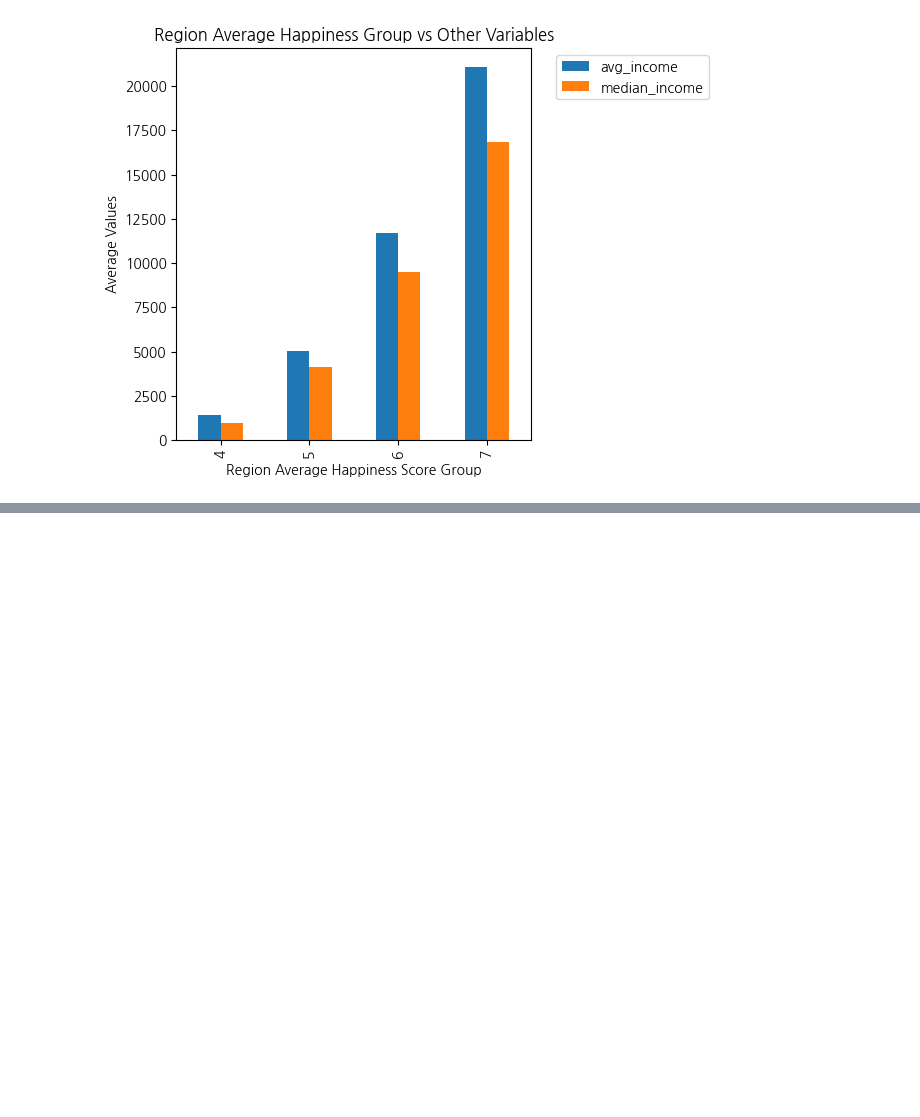
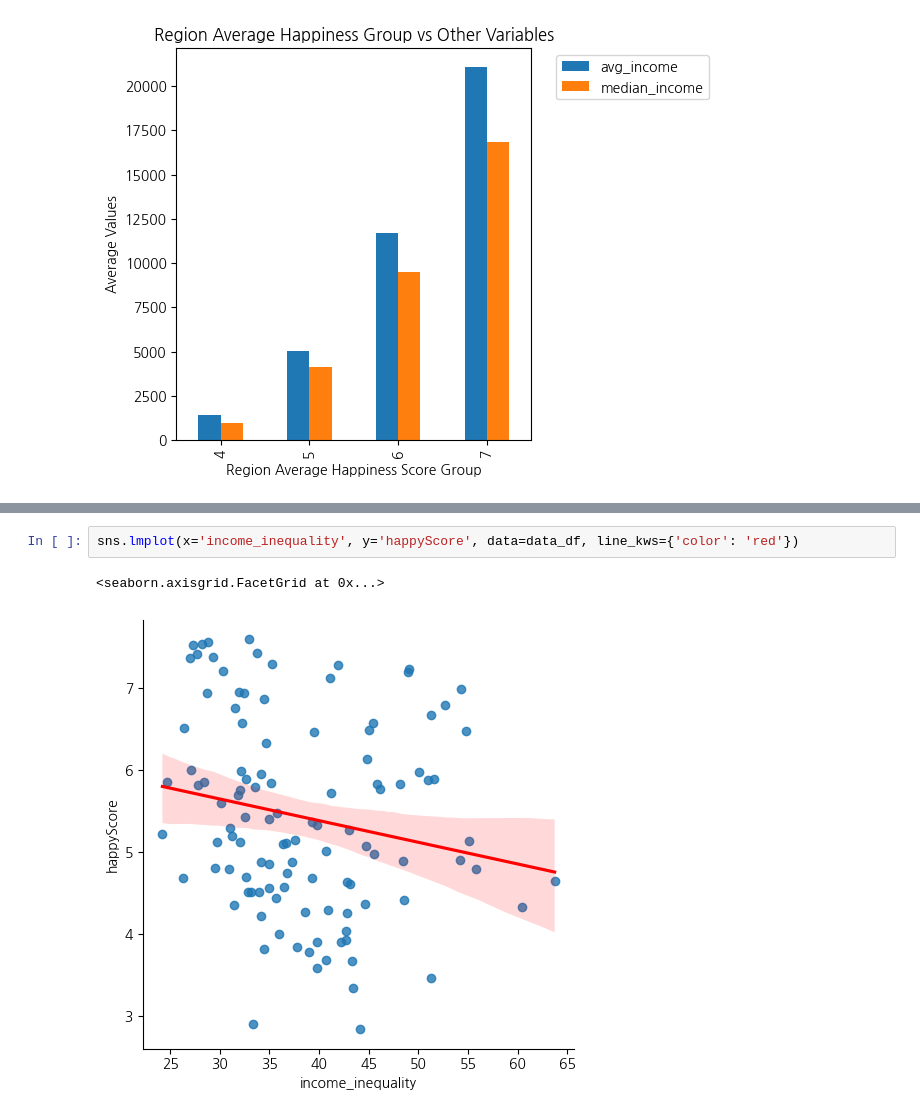
Before and after one commit to Huey-fitpet/study_data_analytics, a Jupyter notebook: quests/EDA/the-economics-of-happiness-satisfaction2.ipynb, the cells around one changed output, grey strips where cells are left out. Saved outputs shown, nothing was run; the diff lists cells and outputs as text; blank space fills up the shorter version.

```diff
--- a/quests/EDA/the-economics-of-happiness-satisfaction2.ipynb
+++ b/quests/EDA/the-economics-of-happiness-satisfaction2.ipynb
@@ -152,0 +199,5 @@ region_happy_group
+# %%
+sns.lmplot(x='income_inequality', y='happyScore', data=data_df, line_kws={'color': 'red'})
+# %% [output]
+<seaborn.axisgrid.FacetGrid at 0x...>
+[figure, added]
```
Also changed, not shown: parts of 10 cells of this notebook.
